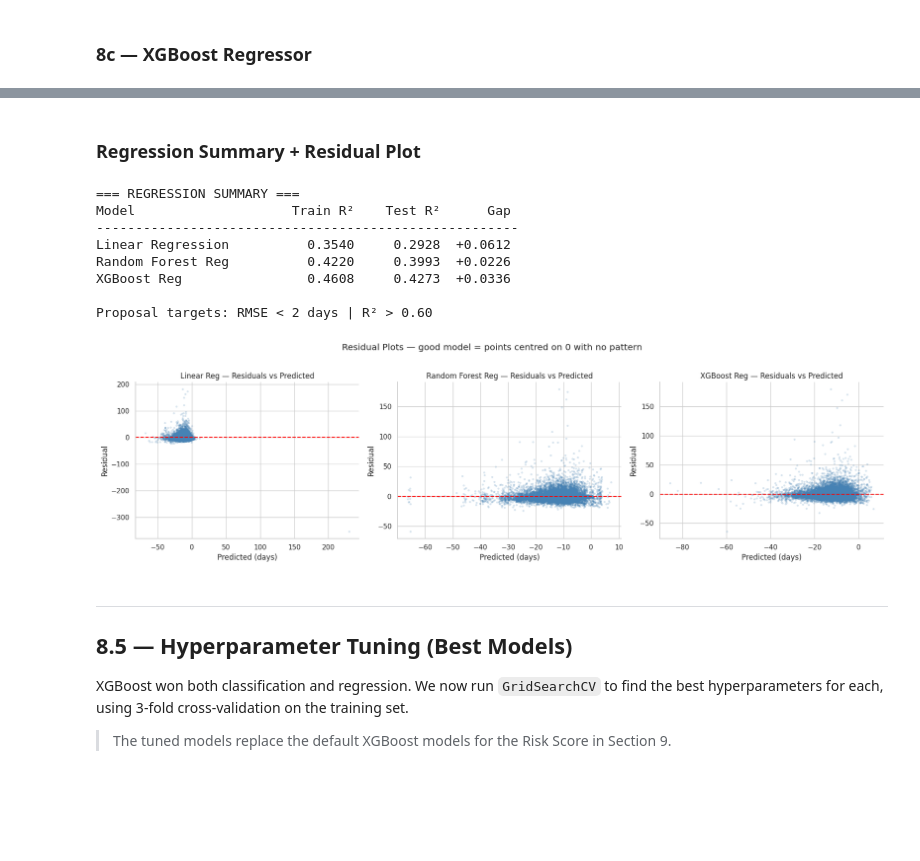
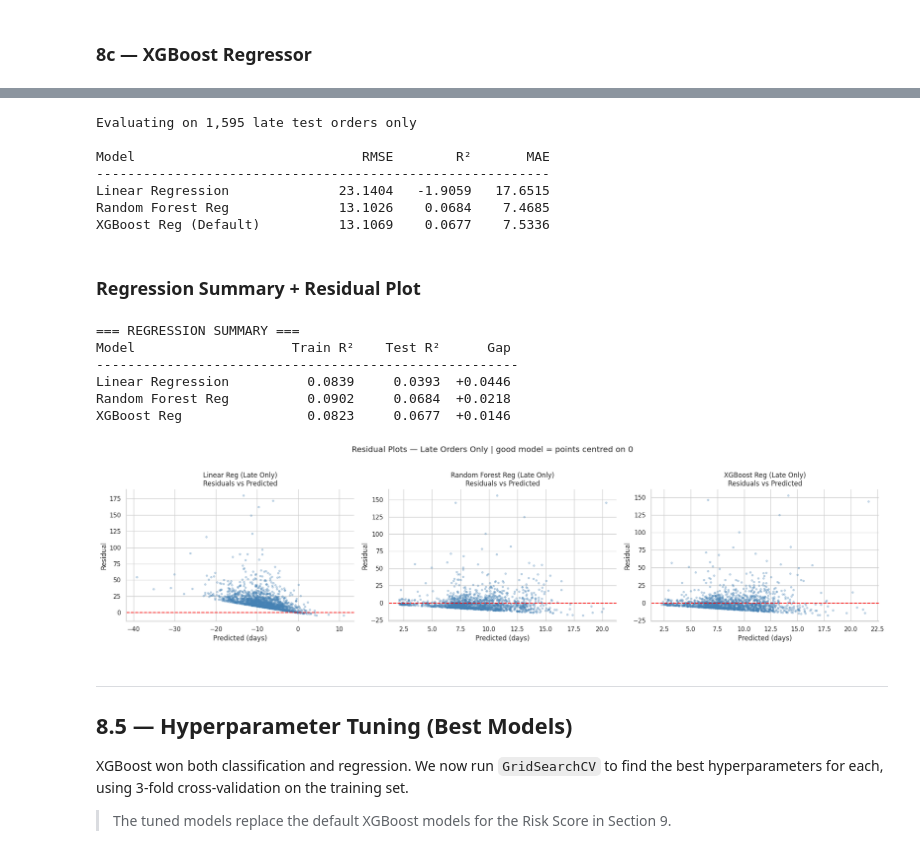
Before and after one commit to Ameed2/capstone-project3, a Jupyter notebook: notebooks/05_modelling_final.ipynb, the cells around one changed output, grey strips where cells are left out. Drawn from its saved outputs; the diff is of its cells as text; code cells hidden in the pictures; blank space fills up the shorter version.

Commit message:
Finalize the modelling

```diff
--- a/notebooks/05_modelling_final.ipynb
+++ b/notebooks/05_modelling_final.ipynb
@@ -328,17 +328,3 @@ MAE : 5.1058 days
 Linear Regression            Train R²: 0.3540 | Test R²: 0.2928 | Gap: +0.0612  ⚠️ Mild overfit
 # %% [markdown]
 ### 8b — Random Forest Regressor
-# %%
-rf_reg = Pipeline([
-    ('pre',   preprocessor),
-    ('model', RandomForestRegressor(
-        n_estimators=200,max_depth=8, min_samples_leaf=20,
-        random_state=42, n_jobs=-1))
-])
-rf_reg.fit(X_train, y_train_r)
-
-y_pred_rfr = rf_reg.predict(X_test)
-print(f'RMSE: {np.sqrt(mean_squared_error(y_test_r, y_pred_rfr)):.4f} days')
-print(f'R²  : {r2_score(y_test_r, y_pred_rfr):.4f}')
-print(f'MAE : {mean_absolute_error(y_test_r, y_pred_rfr):.4f} days')
-rf_reg_diag = overfit_check('Random Forest Reg', rf_reg, X_train, y_train_r, X_test, y_test_r, task='reg')
@@ -372,3 +404,25 @@ XGBoost Reg                  Train R²: 0.4608 | Test R²: 0.4273 | Gap: +0.0336
+# %%
+print(f'Evaluating on {late_mask_test.sum():,} late test orders only\n')
+print(f'{"Model":<28}  {"RMSE":>8}  {"R²":>8}  {"MAE":>8}')
+print('-' * 58)
+
+for name, y_pred in [
+    ('Linear Regression',     y_pred_lin[late_mask_test]),
+    ('Random Forest Reg',     y_pred_rfr),
+    ('XGBoost Reg (Default)', y_pred_xgbr),
+]:
+    rmse = np.sqrt(mean_squared_error(y_test_late, y_pred))
+    r2   = r2_score(y_test_late, y_pred)
+    mae  = mean_absolute_error(y_test_late, y_pred)
+    print(f'{name:<28}  {rmse:>8.4f}  {r2:>8.4f}  {mae:>8.4f}')
+# %% [output]
+Evaluating on 1,595 late test orders only
+
+Model                             RMSE        R²       MAE
+----------------------------------------------------------
+Linear Regression              23.1404   -1.9059   17.6515
+Random Forest Reg              13.1026    0.0684    7.4685
+XGBoost Reg (Default)          13.1069    0.0677    7.5336
 # %% [markdown]
 ### Regression Summary + Residual Plot
 # %%
@@ -377,33 +431,33 @@ print(f'{"Model":<22} {"Train R²":>10} {"Test R²":>10} {"Gap":>8}')
 print('-'*54)
 for d in [lin_diag, rf_reg_diag, xgb_reg_diag]:
     print(f'{d["name"]:<22} {d["train"]:>10.4f} {d["test"]:>10.4f} {d["gap"]:>+8.4f}')
-print('\nProposal targets: RMSE < 2 days | R² > 0.60')
 # %% [output]
 === REGRESSION SUMMARY ===
 Model                    Train R²    Test R²      Gap
 ------------------------------------------------------
-Linear Regression          0.3540     0.2928  +0.0612
-Random Forest Reg          0.4220     0.3993  +0.0226
-XGBoost Reg                0.4608     0.4273  +0.0336
-
-Proposal targets: RMSE < 2 days | R² > 0.60
+Linear Regression          0.0839     0.0393  +0.0446
+Random Forest Reg          0.0902     0.0684  +0.0218
+XGBoost Reg                0.0823     0.0677  +0.0146
 # %%
-fig, axes = plt.subplots(1, 3, figsize=(18, 5))
+fig, axes = plt.subplots(1, 3, figsize=(20, 5))
+
 for ax, name, y_pred in zip(axes,
-    ['Linear Reg', 'Random Forest Reg', 'XGBoost Reg'],
-    [y_pred_lin, y_pred_rfr, y_pred_xgbr]):
-    residuals = y_test_r.values - y_pred
-    ax.scatter(y_pred, residuals, alpha=0.15, s=6, color='steelblue')
+    ['Linear Reg (Late Only)', 'Random Forest Reg (Late Only)', 'XGBoost Reg (Late Only)'],
+    [y_pred_lin[late_mask_test], y_pred_rfr, y_pred_xgbr]):
+
+    residuals = y_test_late.values - y_pred
+    ax.scatter(y_pred, residuals, alpha=0.3, s=10, color='steelblue')
     ax.axhline(0, color='red', lw=1.5, ls='--')
-    ax.set_title(f'{name} — Residuals vs Predicted')
+    ax.set_title(f'{name}\nResiduals vs Predicted')
     ax.set_xlabel('Predicted (days)')
     ax.set_ylabel('Residual')
     sns.despine(ax=ax)
-plt.suptitle('Residual Plots — good model = points centred on 0 with no pattern', y=1.02)
+
+plt.suptitle('Residual Plots — Late Orders Only | good model = points centred on 0', y=1.02)
 plt.tight_layout()
 plt.show()
 # %% [output]
-[figure, old version]
+[figure, new version]
 # %% [markdown]
 ---
 ## 8.5 — Hyperparameter Tuning (Best Models)
```
Also changed, not shown: parts of 9 cells of this notebook.
